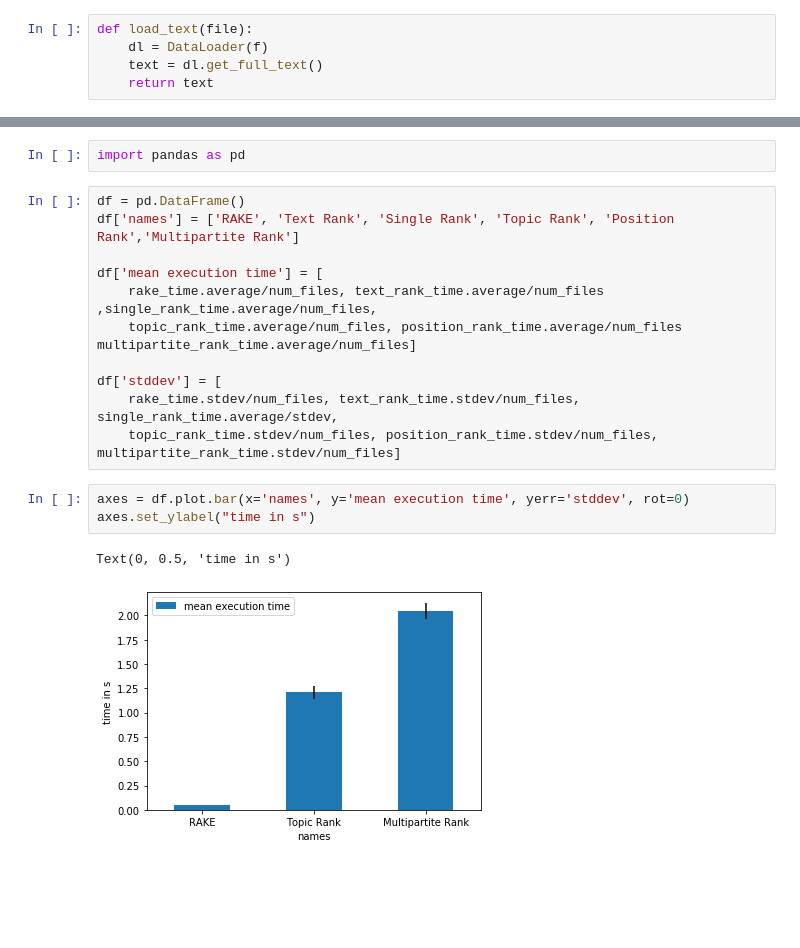
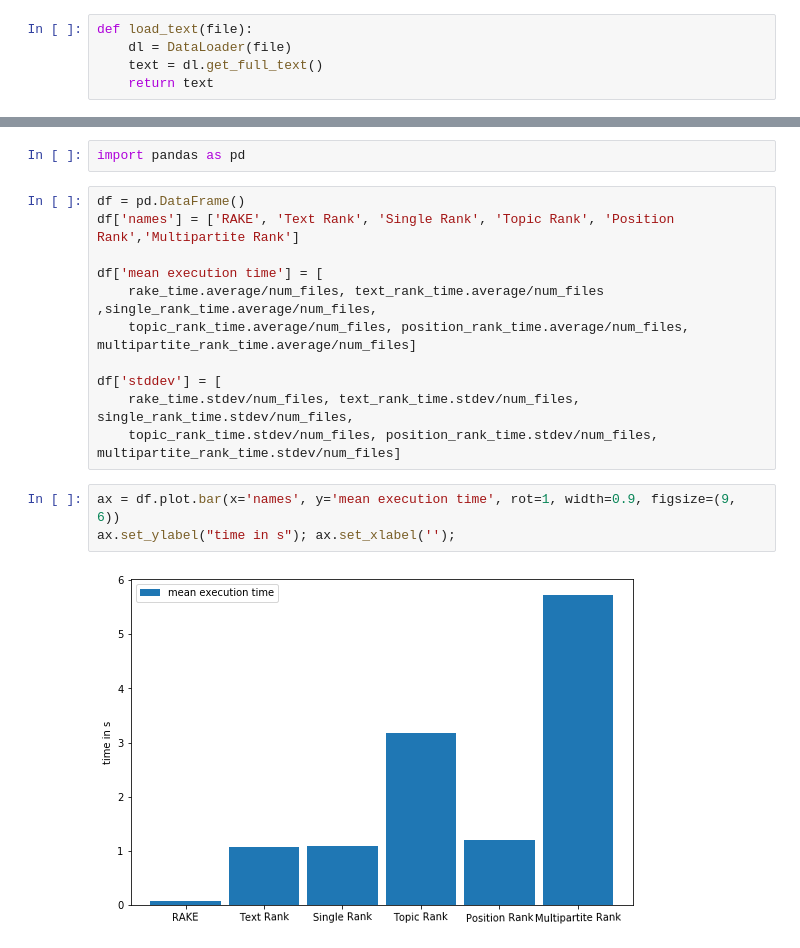
Before and after one commit to tobiaskortus/covid19-search, a Jupyter notebook: processing/keyphrase-extraction-tests.ipynb, the cells around one changed output, grey strips where cells are left out. Saved outputs shown, nothing was run; the diff lists cells and outputs as text; blank space fills up the shorter version.

```diff
--- a/processing/keyphrase-extraction-tests.ipynb
+++ b/processing/keyphrase-extraction-tests.ipynb
@@ -47,7 +52,7 @@ files = get_files(root_dir)
 num_files = 10
 # %%
 def load_text(file):
-    dl = DataLoader(f)
+    dl = DataLoader(file)
     text = dl.get_full_text()
     return text
 # %%
@@ -183,14 +188,13 @@ df['names'] = ['RAKE', 'Text Rank', 'Single Rank', 'Topic Rank', 'Position Rank'
 
 df['mean execution time'] = [
     rake_time.average/num_files, text_rank_time.average/num_files ,single_rank_time.average/num_files,
-    topic_rank_time.average/num_files, position_rank_time.average/num_files multipartite_rank_time.average/num_files]
+    topic_rank_time.average/num_files, position_rank_time.average/num_files, multipartite_rank_time.average/num_files]
 
 df['stddev'] = [
-    rake_time.stdev/num_files, text_rank_time.stdev/num_files, single_rank_time.average/stdev,
+    rake_time.stdev/num_files, text_rank_time.stdev/num_files, single_rank_time.stdev/num_files,
     topic_rank_time.stdev/num_files, position_rank_time.stdev/num_files, multipartite_rank_time.stdev/num_files]
 # %%
-axes = df.plot.bar(x='names', y='mean execution time', yerr='stddev', rot=0)
-axes.set_ylabel("time in s")
+ax = df.plot.bar(x='names', y='mean execution time', rot=1, width=0.9, figsize=(9, 6))
+ax.set_ylabel("time in s"); ax.set_xlabel('');
 # %% [output]
-Text(0, 0.5, 'time in s')
-[figure, old version]
+[figure, new version]
```
Also changed, not shown: parts of 10 cells of this notebook.
